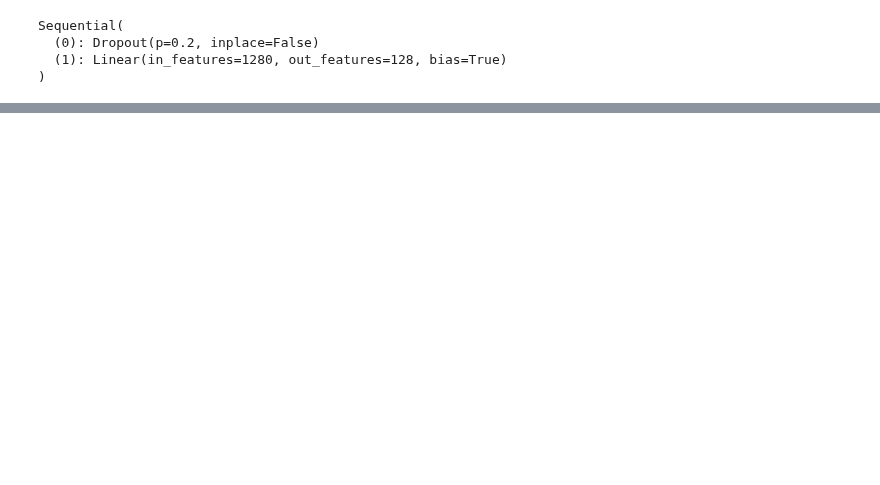
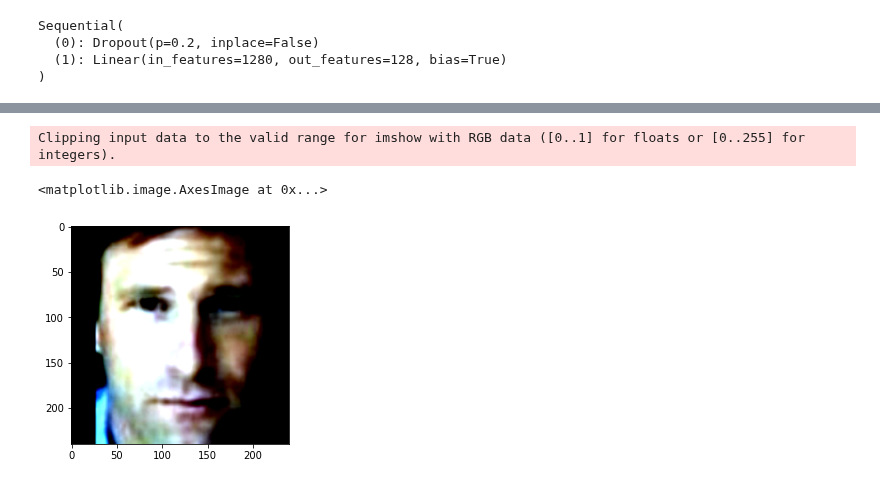
Before and after one commit to ahmedbadr97/conv-facenet, a Jupyter notebook: notebooks/efficent-facenet-train.ipynb, the cells around one changed output, grey strips where cells are left out. Drawn from its saved outputs; the diff is of its cells as text; code cells hidden in the pictures; blank space fills up the shorter version.

```diff
--- a/notebooks/efficent-facenet-train.ipynb
+++ b/notebooks/efficent-facenet-train.ipynb
@@ -92,3 +99,28 @@ Sequential(
   (0): Dropout(p=0.2, inplace=False)
   (1): Linear(in_features=1280, out_features=128, bias=True)
 )
+# %%
+from PIL import Image
+import numpy as np
+import torch
+
+img = Image.open("C:\\graduation_project\\efficient-facenet\\dataset\\preprocessed\\lfw_prep\\Aaron_Eckhart\\0.jpg")
+np_img = np.asarray(img)
+print("numpy")
+print(np_img.shape)
+print(np_img.dtype)
+plt.imshow(np_img)
+plt.show()
+np_mean=np_img.mean(axis=(0, 1))
+print(np_mean)
+np_std=np_img.std(axis=(0, 1))
+print(np_std)
+normalized_np_img=(np_img-np_mean)/np_std
+plt.imshow(normalized_np_img.astype(float))
+plt.show()
+t_img = torch.tensor(np_img,dtype=torch.float)
+print(t_img.shape)
+t_mean = torch.mean(t_img, dim=[0, 1])
+print(t_mean)
+t_std = torch.std(t_img, dim=[0, 1])
+print(t_std)
@@ -94,0 +139,11 @@ Sequential(
+# %%
+t_mean = torch.mean(t_img, dim=[0, 1])
+t_std=torch.std(t_img, dim=[0, 1])
+
+t_img=trans(np_img)
+# %%
+plt.imshow(t_img.numpy().transpose([1,2,0]))
+# %% [output]
+Clipping input data to the valid range for imshow with RGB data ([0..1] for floats or [0..255] for integers).
+<matplotlib.image.AxesImage at 0x...>
+[figure, added]
```
Also changed, not shown: parts of 17 cells of this notebook, 1 other file.
